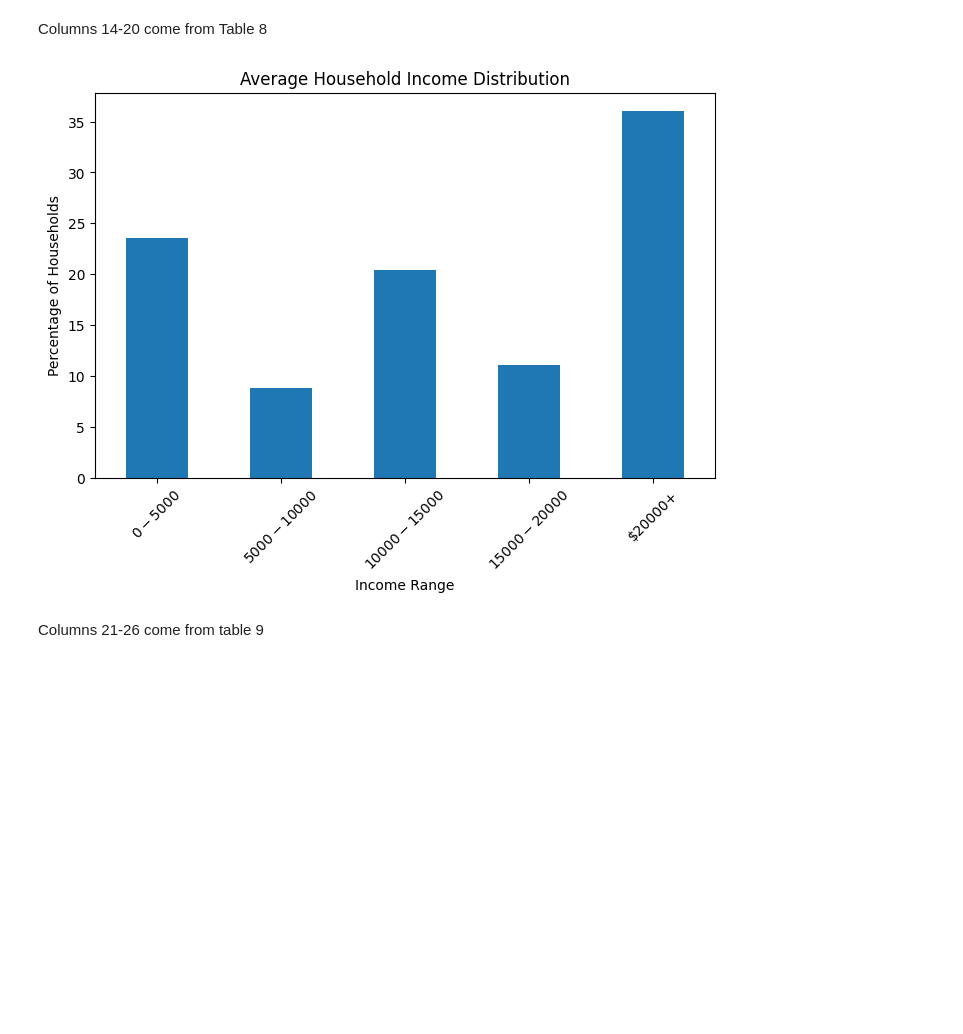
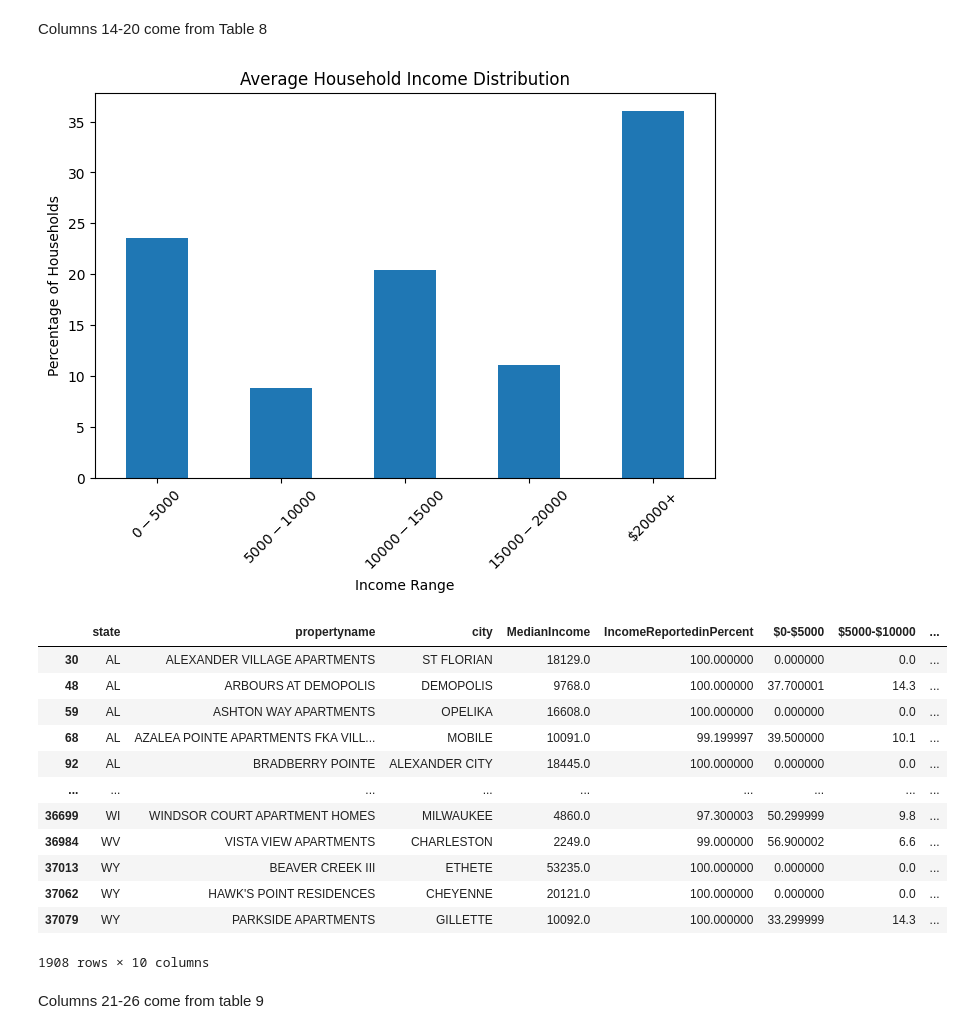
Before and after one commit to bitriagaleonela40-cmd/housing-research, a Jupyter notebook: Housing.ipynb, the cells around one changed output. Cells and saved outputs as stored; diff of their text form; code cells hidden in the pictures; blank space fills up the shorter version.

```diff
--- a/Housing.ipynb
+++ b/Housing.ipynb
@@ -151,33 +151,47 @@ household_income = household_income.rename(columns={"UNITS_INC_15_20K_PCT": "$15
 household_income = household_income.rename(columns={"UNITS_INC_GRT_20K_PCT": "$20000+"})
 
 # Cleaning null values
 for col in ['MedianIncome', 'IncomeReportedinPercent', '$0-$5000', '$5000-$10000', '$10000-$15000', '$15000-$20000', '$20000+']:
     household_income[col] = household_income[col].replace(-4, np.nan)
 
 household_income = household_income.dropna(axis = 0, how = 'any', subset = None)
 household_income
 
 #Data Visualization
 income_columns = [
     '$0-$5000',
     '$5000-$10000',
     '$10000-$15000',
     '$15000-$20000',
     '$20000+'
 ]
 
 household_income[income_columns].mean().plot(
     kind='bar',
     figsize=(8,5)
 )
 
 plt.title("Average Household Income Distribution")
 plt.ylabel("Percentage of Households")
 plt.xlabel("Income Range")
 plt.xticks(rotation=45)
 plt.show()
+household_income
 # %% [output]
 [figure]
+|  | state | propertyname | city | MedianIncome | IncomeReportedinPercent | $0-$5000 | $5000-$10000 | ... |
+| 30 | AL | ALEXANDER VILLAGE APARTMENTS | ST FLORIAN | 18129.0 | 100.000000 | 0.000000 | 0.0 | ... |
+| 48 | AL | ARBOURS AT DEMOPOLIS | DEMOPOLIS | 9768.0 | 100.000000 | 37.700001 | 14.3 | ... |
+| 59 | AL | ASHTON WAY APARTMENTS | OPELIKA | 16608.0 | 100.000000 | 0.000000 | 0.0 | ... |
+| 68 | AL | AZALEA POINTE APARTMENTS FKA VILL... | MOBILE | 10091.0 | 99.199997 | 39.500000 | 10.1 | ... |
+| 92 | AL | BRADBERRY POINTE | ALEXANDER CITY | 18445.0 | 100.000000 | 0.000000 | 0.0 | ... |
+| ... | ... | ... | ... | ... | ... | ... | ... | ... |
+| 36699 | WI | WINDSOR COURT APARTMENT HOMES | MILWAUKEE | 4860.0 | 97.300003 | 50.299999 | 9.8 | ... |
+| 36984 | WV | VISTA VIEW APARTMENTS | CHARLESTON | 2249.0 | 99.000000 | 56.900002 | 6.6 | ... |
+| 37013 | WY | BEAVER CREEK III | ETHETE | 53235.0 | 100.000000 | 0.000000 | 0.0 | ... |
+| 37062 | WY | HAWK'S POINT RESIDENCES | CHEYENNE | 20121.0 | 100.000000 | 0.000000 | 0.0 | ... |
+| 37079 | WY | PARKSIDE APARTMENTS | GILLETTE | 10092.0 | 100.000000 | 33.299999 | 14.3 | ... |
+1908 rows × 10 columns
 # %% [markdown]
  Columns 21-26 come from table 9
 # %%
```
Also changed, not shown: parts of 2 cells of this notebook.
